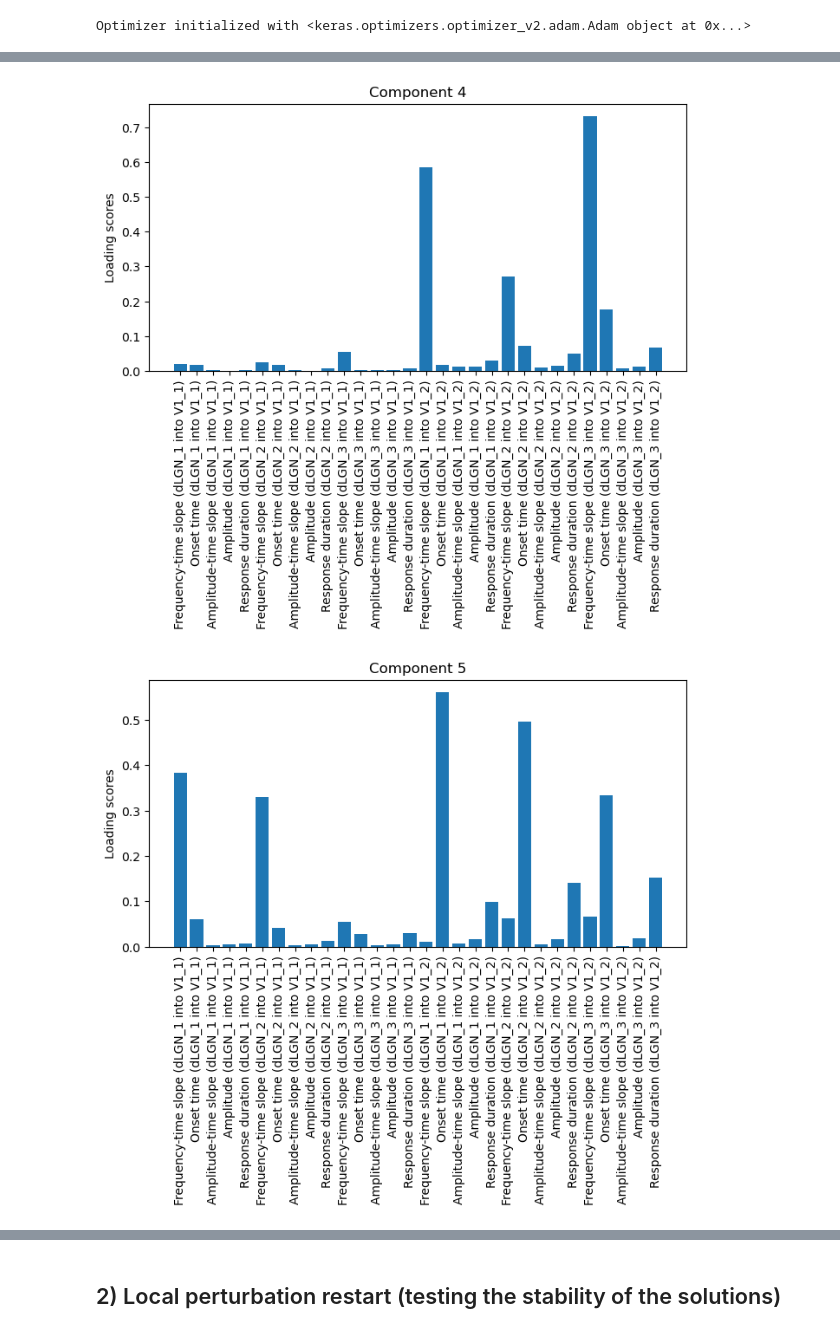
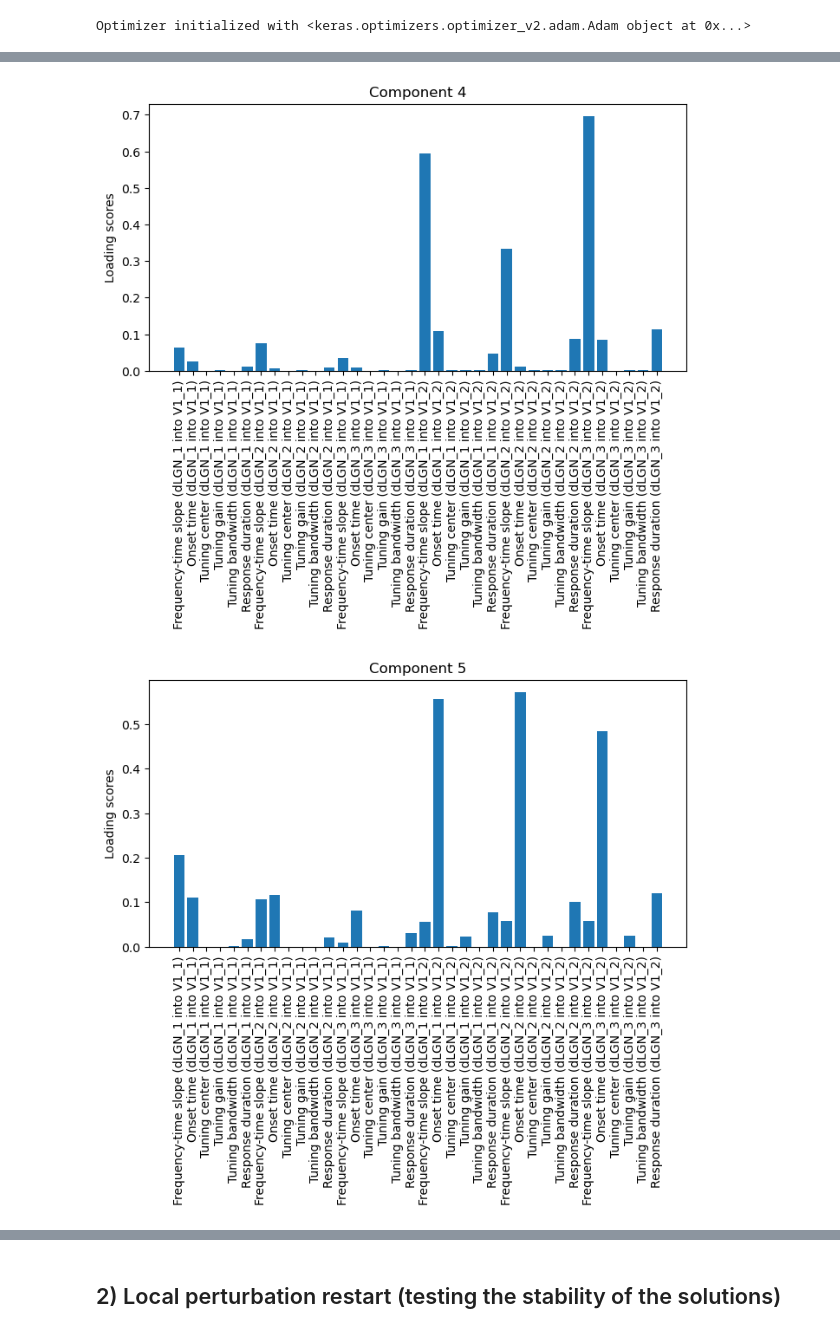
Before and after one commit to Elsayedaa/synergistic_geniculocortical_circuit_model, a Jupyter notebook: model_optimization_protocol.ipynb, the cells around one changed output, grey strips where cells are left out. Drawn from its saved outputs; the diff is of its cells as text; code cells hidden in the pictures.

```diff
--- a/model_optimization_protocol.ipynb
+++ b/model_optimization_protocol.ipynb
@@ -361,7 +361,7 @@ for col in range(2):
         )
 
 for i in range(2):
-    ax[0,i].set_title(f"Amplitudes V1_{i+1}")
+    ax[0,i].set_title(f"Tuning gain V1_{i+1}")
 for i in range(3):
     ax[i,0].set_ylabel("Onset/SF")
 for row in range(2):
@@ -395,7 +395,7 @@ for col in range(2):
         )
 
 for i in range(2):
-    ax[0,i].set_title(f"Response Durations V1_{i+1}")
+    ax[0,i].set_title(f"Tuning bandwidth V1_{i+1}")
 for i in range(3):
     ax[i,0].set_ylabel("Time (ms)")
 for row in range(2):
@@ -403,7 +403,7 @@ for row in range(2):
         ax[row,col].set_xticks([])
 for row in range(3):
     for col in range(2):
-        ax[row,col].set_ylim(10,40)
+        ax[row,col].set_ylim(0,0.32)
 for i in range(2):
     ax[2,i].set_xlabel("Training Epoch")
     # ax[2,i].set_xticks(np.arange(0,5500,500))
@@ -427,17 +461,13 @@ res_transformed_pca = pca.fit_transform(res).reshape(n_samples, n_epochs, n_para
 # %%
 fig, ax = plt.subplots(2,5, figsize = (12,4))
 
-comp_pairs = (list(combinations(np.arange(5), 2)))
+comp_pairs = (list(combinations(np.arange(6), 2)))
 i = 0
 for row in range(2):
     for col in range(5):
         c0, c1 = comp_pairs[i]
         ax[row, col].scatter(res_transformed_pca[:,-1,c0], res_transformed_pca[:,-1,c1], s = 1) # last epoch
         ax[row, col].set_title(f"Comp {c0+1} vs. comp {c1+1}")
-        # ax[row, col].plot(
-        #     np.linspace(-100,100,500),
-        #     [10]*500, '--', color = 'black'
-        # )
         i+=1
 
 fig.subplots_adjust(hspace = 0.5, wspace = 0.5)
@@ -447,8 +477,9 @@ fig.subplots_adjust(hspace = 0.5, wspace = 0.5)
 lgn_params = [
     'Frequency-time slope',
     'Onset time',
-    'Amplitude-time slope',
-    'Amplitude',
+    'Tuning center',
+    'Tuning gain',
+    'Tuning bandwidth',
     'Response duration'
 ]
 
@@ -485,9 +520,9 @@ param_names = full_lgn_params+full_v1_params
 # %%
 for i in range(10):
     fig, ax = plt.subplots(figsize = (8, 4))
-    ax.bar(np.arange(30), np.abs(pca.components_[i]))
-    ax.set_xticks(np.arange(30))
-    ax.set_xticklabels(param_names[:30], rotation = 90)
+    ax.bar(np.arange(36), np.abs(pca.components_[i]))
+    ax.set_xticks(np.arange(36))
+    ax.set_xticklabels(param_names[:36], rotation = 90)
     ax.set_ylabel("Loading scores")
     ax.set_title(f"Component {i+1}")
 # %% [output]
@@ -497,2 +532,2 @@ for i in range(10):
-[figure, old version]
+[figure, new version]
-[figure, old version]
+[figure, new version]
```
Also changed, not shown: parts of 49 cells of this notebook, 3 other files.
